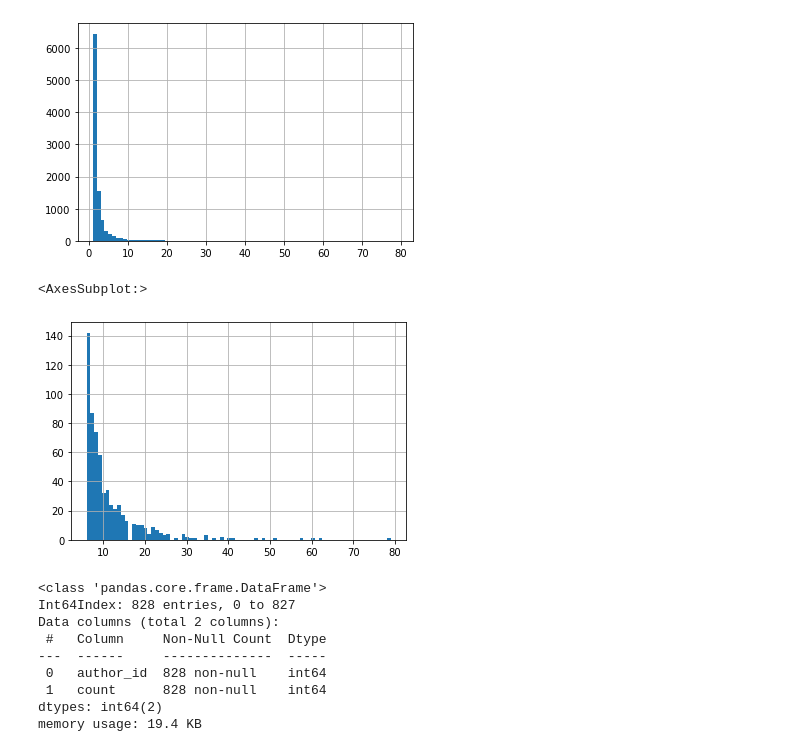
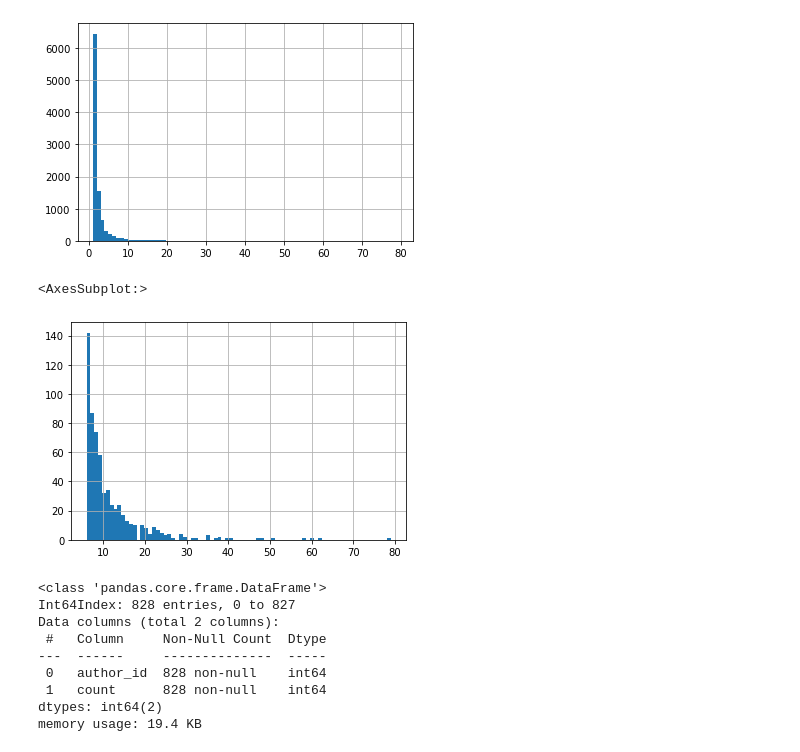
Before and after one commit to wwhite5/Springboard-Capstone-1-NLP, a Jupyter notebook: Notebooks/Data_Wrangling.ipynb, the cells around one changed output. Cells and saved outputs as stored; diff of their text form; code cells hidden in the pictures.

Commit message:
some papers missing

```diff
--- a/Notebooks/Data_Wrangling.ipynb
+++ b/Notebooks/Data_Wrangling.ipynb
@@ -206,10 +211,10 @@ papers_per_auth['count'].hist(bins=80)
 <AxesSubplot:>
 [figure]
 # %%
-papers_per_auth.query('count > 5')['count'].hist(bins=80)
+papers_per_auth.query('count > 5')['count'].hist(bins=79)
 # %% [output]
 <AxesSubplot:>
-[figure, old version]
+[figure, new version]
 # %%
 papers_per_auth.query('count >= 5').info()
 # %% [output]
```
Also changed, not shown: parts of 3 cells of this notebook, 1 other file.
